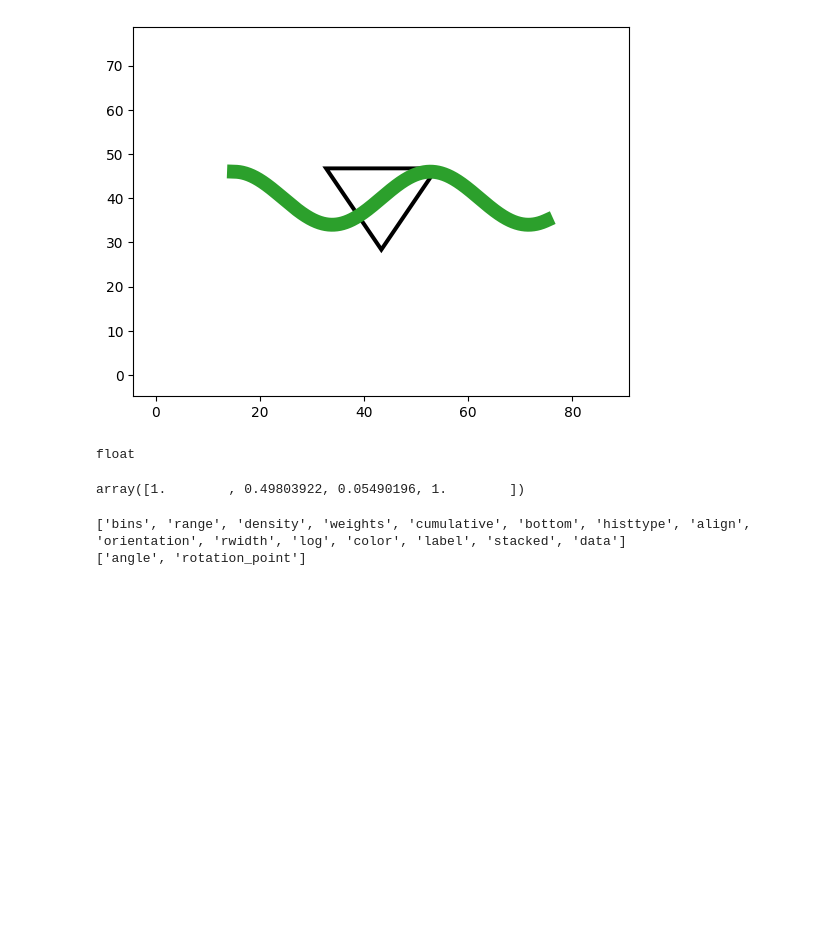
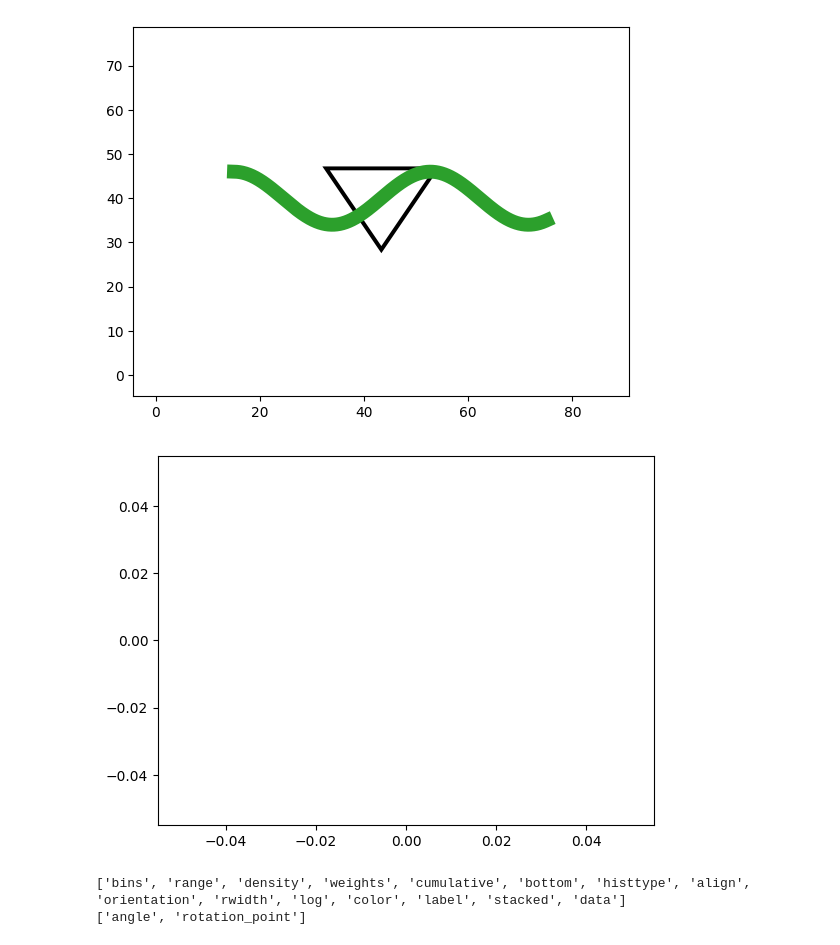
Before and after one commit to titanbin/Diplotocus, a Jupyter notebook: diplotocus-docs/index.ipynb, the cells around one changed output. Drawn from its saved outputs; the diff is of its cells as text; code cells hidden in the pictures; blank space fills up the shorter version.

```diff
--- a/diplotocus-docs/index.ipynb
+++ b/diplotocus-docs/index.ipynb
@@ -144,17 +144,10 @@ a = a.morph(new_x=x2,new_y=y2,duration=100)
 seq = dpl.Sequence(transparent=True,white=True)
 seq.plot(a,x=50)
 #seq.save_video('test.mov')
-# %%
-import ast
-
-x = '[ "A","B","C" , " D",2,1.0]'
-
-type(ast.literal_eval(x)[-1])
-# %% [output]
-float
-# %%
-import matplotlib as mpl
-
-mpl.colors.to_rgba_array('C1')[0]
-# %% [output]
-array([1.        , 0.49803922, 0.05490196, 1.        ])
+# %%
+import matplotlib.pyplot as plt
+import numpy as np
+x = np.random.normal(1,1,1000)
+plt.hist(x,bins=[100]);
+# %% [output]
+[figure, added]
```
Also changed, not shown: parts of 1 cell of this notebook, 15 other files.
